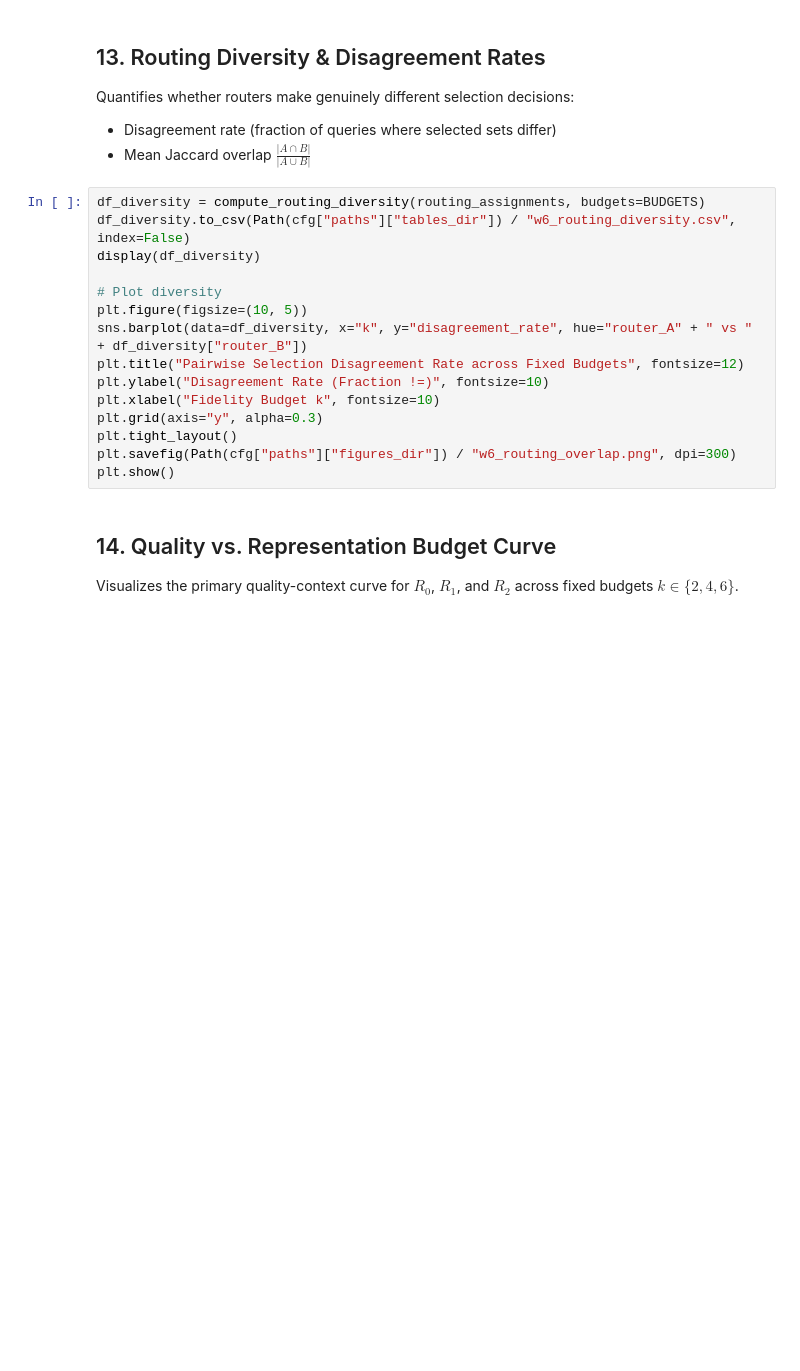
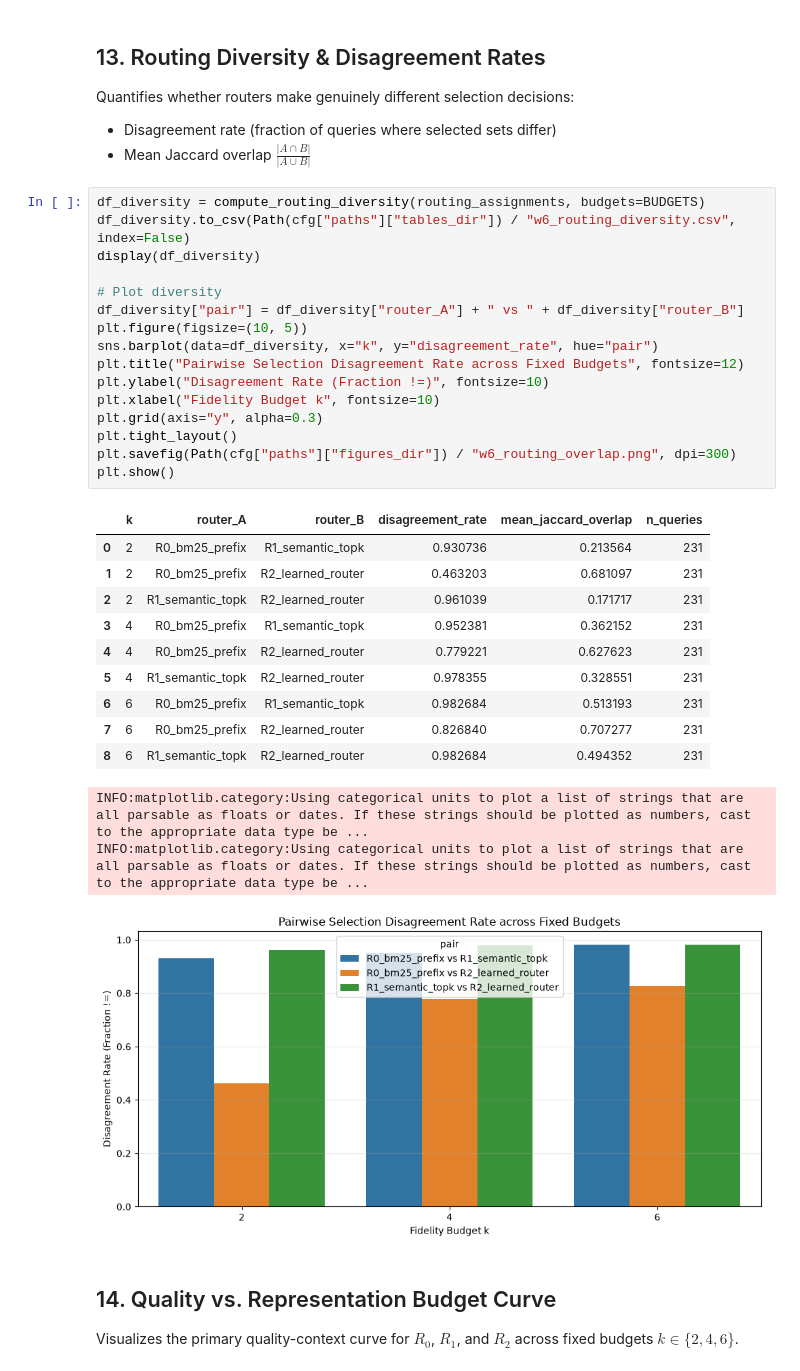
Before and after one commit to Guna-Venkat/CS787-QCCA-RAG, a Jupyter notebook: notebooks/week6/week6_passage_fidelity_routing.ipynb, the cells around one changed output. Saved outputs shown, nothing was run; the diff lists cells and outputs as text; blank space fills up the shorter version.

```diff
--- a/notebooks/week6/week6_passage_fidelity_routing.ipynb
+++ b/notebooks/week6/week6_passage_fidelity_routing.ipynb
@@ -496,18 +665,33 @@ Quantifies whether routers make genuinely different selection decisions:
 # %%
 df_diversity = compute_routing_diversity(routing_assignments, budgets=BUDGETS)
 df_diversity.to_csv(Path(cfg["paths"]["tables_dir"]) / "w6_routing_diversity.csv", index=False)
 display(df_diversity)
 
 # Plot diversity
+df_diversity["pair"] = df_diversity["router_A"] + " vs " + df_diversity["router_B"]
 plt.figure(figsize=(10, 5))
-sns.barplot(data=df_diversity, x="k", y="disagreement_rate", hue="router_A" + " vs " + df_diversity["router_B"])
+sns.barplot(data=df_diversity, x="k", y="disagreement_rate", hue="pair")
 plt.title("Pairwise Selection Disagreement Rate across Fixed Budgets", fontsize=12)
 plt.ylabel("Disagreement Rate (Fraction !=)", fontsize=10)
 plt.xlabel("Fidelity Budget k", fontsize=10)
 plt.grid(axis="y", alpha=0.3)
 plt.tight_layout()
 plt.savefig(Path(cfg["paths"]["figures_dir"]) / "w6_routing_overlap.png", dpi=300)
 plt.show()
+# %% [output]
+|  | k | router_A | router_B | disagreement_rate | mean_jaccard_overlap | n_queries |
+| 0 | 2 | R0_bm25_prefix | R1_semantic_topk | 0.930736 | 0.213564 | 231 |
+| 1 | 2 | R0_bm25_prefix | R2_learned_router | 0.463203 | 0.681097 | 231 |
+| 2 | 2 | R1_semantic_topk | R2_learned_router | 0.961039 | 0.171717 | 231 |
+| 3 | 4 | R0_bm25_prefix | R1_semantic_topk | 0.952381 | 0.362152 | 231 |
+| 4 | 4 | R0_bm25_prefix | R2_learned_router | 0.779221 | 0.627623 | 231 |
+| 5 | 4 | R1_semantic_topk | R2_learned_router | 0.978355 | 0.328551 | 231 |
+| 6 | 6 | R0_bm25_prefix | R1_semantic_topk | 0.982684 | 0.513193 | 231 |
+| 7 | 6 | R0_bm25_prefix | R2_learned_router | 0.826840 | 0.707277 | 231 |
+| 8 | 6 | R1_semantic_topk | R2_learned_router | 0.982684 | 0.494352 | 231 |
+INFO:matplotlib.category:Using categorical units to plot a list of strings that are all parsable as floats or dates. If these strings should be plotted as numbers, cast to the appropriate data type be ...
+INFO:matplotlib.category:Using categorical units to plot a list of strings that are all parsable as floats or dates. If these strings should be plotted as numbers, cast to the appropriate data type be ...
+[figure, added]
 # %% [markdown]
 ## 14. Quality vs. Representation Budget Curve
 
```
Also changed, not shown: parts of 15 cells of this notebook, 23 other files.
